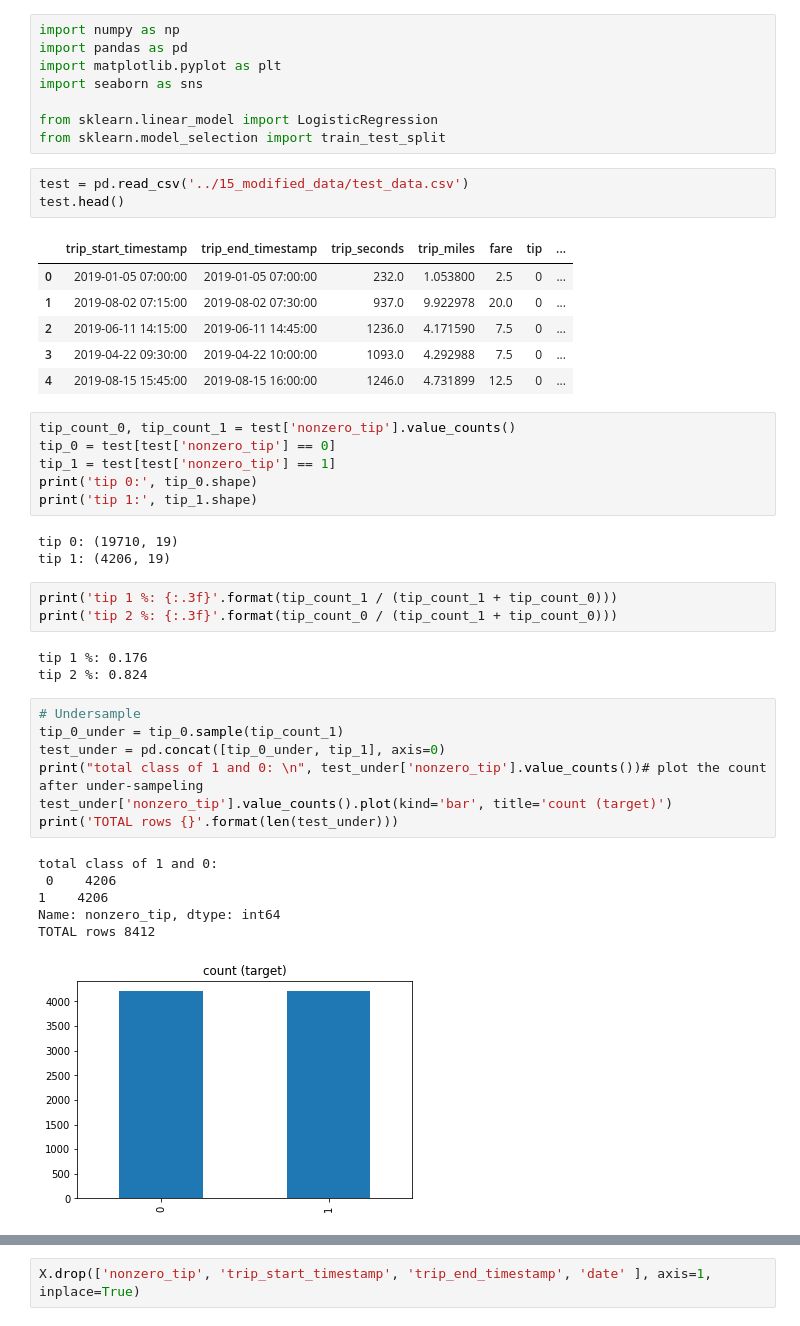
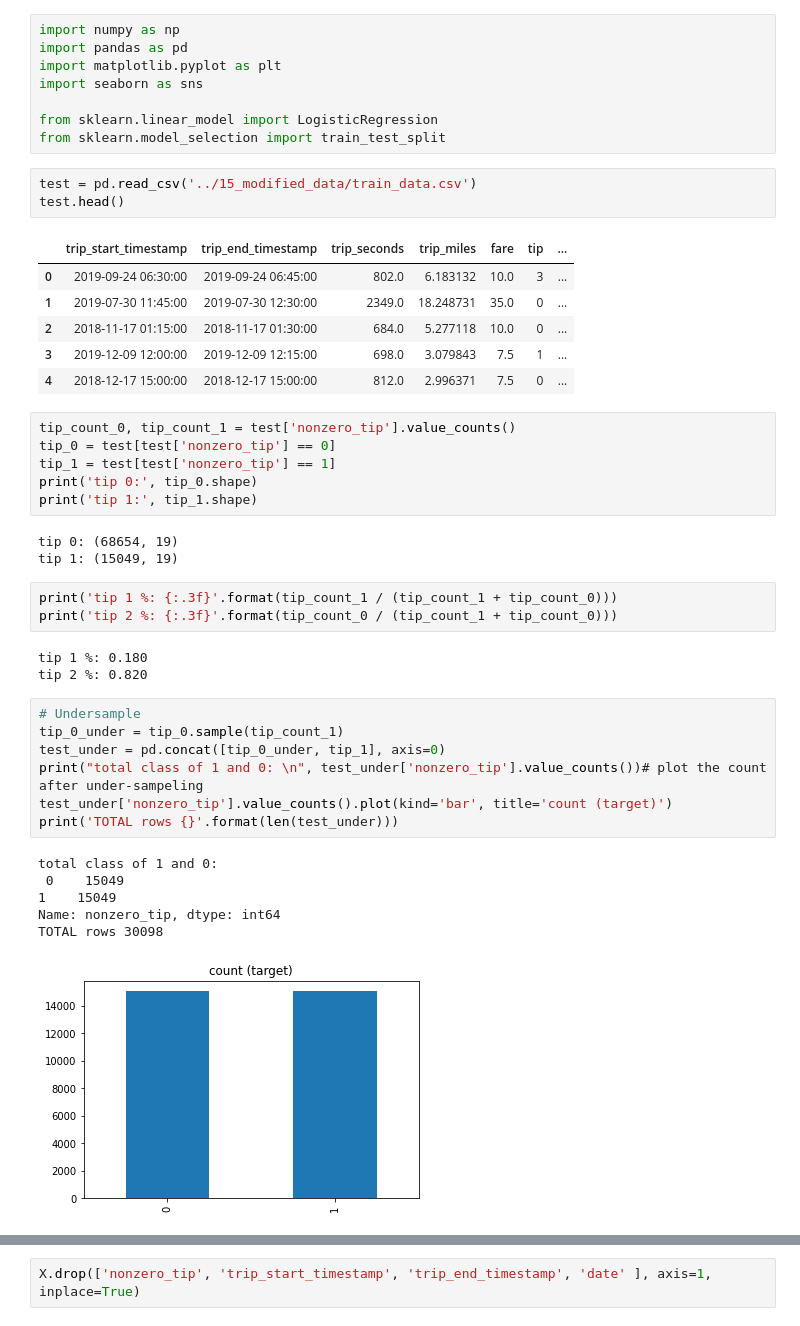
Before and after one commit to mjtv128/705-FinalProject, a Jupyter notebook: model/test.ipynb, the cells around one changed output, grey strips where cells are left out. Saved outputs shown, nothing was run; the diff lists cells and outputs as text.

```diff
--- a/model/test.ipynb
+++ b/model/test.ipynb
@@ -7,15 +7,15 @@ import seaborn as sns
 from sklearn.linear_model import LogisticRegression
 from sklearn.model_selection import train_test_split
 # %%
-test = pd.read_csv('../15_modified_data/test_data.csv')
+test = pd.read_csv('../15_modified_data/train_data.csv')
 test.head()
 # %% [output]
 |  | trip_start_timestamp | trip_end_timestamp | trip_seconds | trip_miles | fare | tip | ... |
-| 0 | 2019-01-05 07:00:00 | 2019-01-05 07:00:00 | 232.0 | 1.053800 | 2.5 | 0 | ... |
-| 1 | 2019-08-02 07:15:00 | 2019-08-02 07:30:00 | 937.0 | 9.922978 | 20.0 | 0 | ... |
-| 2 | 2019-06-11 14:15:00 | 2019-06-11 14:45:00 | 1236.0 | 4.171590 | 7.5 | 0 | ... |
-| 3 | 2019-04-22 09:30:00 | 2019-04-22 10:00:00 | 1093.0 | 4.292988 | 7.5 | 0 | ... |
-| 4 | 2019-08-15 15:45:00 | 2019-08-15 16:00:00 | 1246.0 | 4.731899 | 12.5 | 0 | ... |
+| 0 | 2019-09-24 06:30:00 | 2019-09-24 06:45:00 | 802.0 | 6.183132 | 10.0 | 3 | ... |
+| 1 | 2019-07-30 11:45:00 | 2019-07-30 12:30:00 | 2349.0 | 18.248731 | 35.0 | 0 | ... |
+| 2 | 2018-11-17 01:15:00 | 2018-11-17 01:30:00 | 684.0 | 5.277118 | 10.0 | 0 | ... |
+| 3 | 2019-12-09 12:00:00 | 2019-12-09 12:15:00 | 698.0 | 3.079843 | 7.5 | 1 | ... |
+| 4 | 2018-12-17 15:00:00 | 2018-12-17 15:00:00 | 812.0 | 2.996371 | 7.5 | 0 | ... |
 # %%
 tip_count_0, tip_count_1 = test['nonzero_tip'].value_counts()
 tip_0 = test[test['nonzero_tip'] == 0]
@@ -23,14 +23,14 @@ tip_1 = test[test['nonzero_tip'] == 1]
 print('tip 0:', tip_0.shape)
 print('tip 1:', tip_1.shape)
 # %% [output]
-tip 0: (19710, 19)
-tip 1: (4206, 19)
+tip 0: (68654, 19)
+tip 1: (15049, 19)
 # %%
 print('tip 1 %: {:.3f}'.format(tip_count_1 / (tip_count_1 + tip_count_0)))
 print('tip 2 %: {:.3f}'.format(tip_count_0 / (tip_count_1 + tip_count_0)))
 # %% [output]
-tip 1 %: 0.176
-tip 2 %: 0.824
+tip 1 %: 0.180
+tip 2 %: 0.820
 # %%
 # Undersample
 tip_0_under = tip_0.sample(tip_count_1)
@@ -40,11 +40,11 @@ test_under['nonzero_tip'].value_counts().plot(kind='bar', title='count (target)'
 print('TOTAL rows {}'.format(len(test_under)))
 # %% [output]
 total class of 1 and 0:
- 0    4206
-1    4206
+ 0    15049
+1    15049
 Name: nonzero_tip, dtype: int64
-TOTAL rows 8412
+TOTAL rows 30098
-[figure, old version]
+[figure, new version]
 # %%
 y = test_under['nonzero_tip']
 len(y)
```
Also changed, not shown: parts of 32 cells of this notebook, 1 other file.
